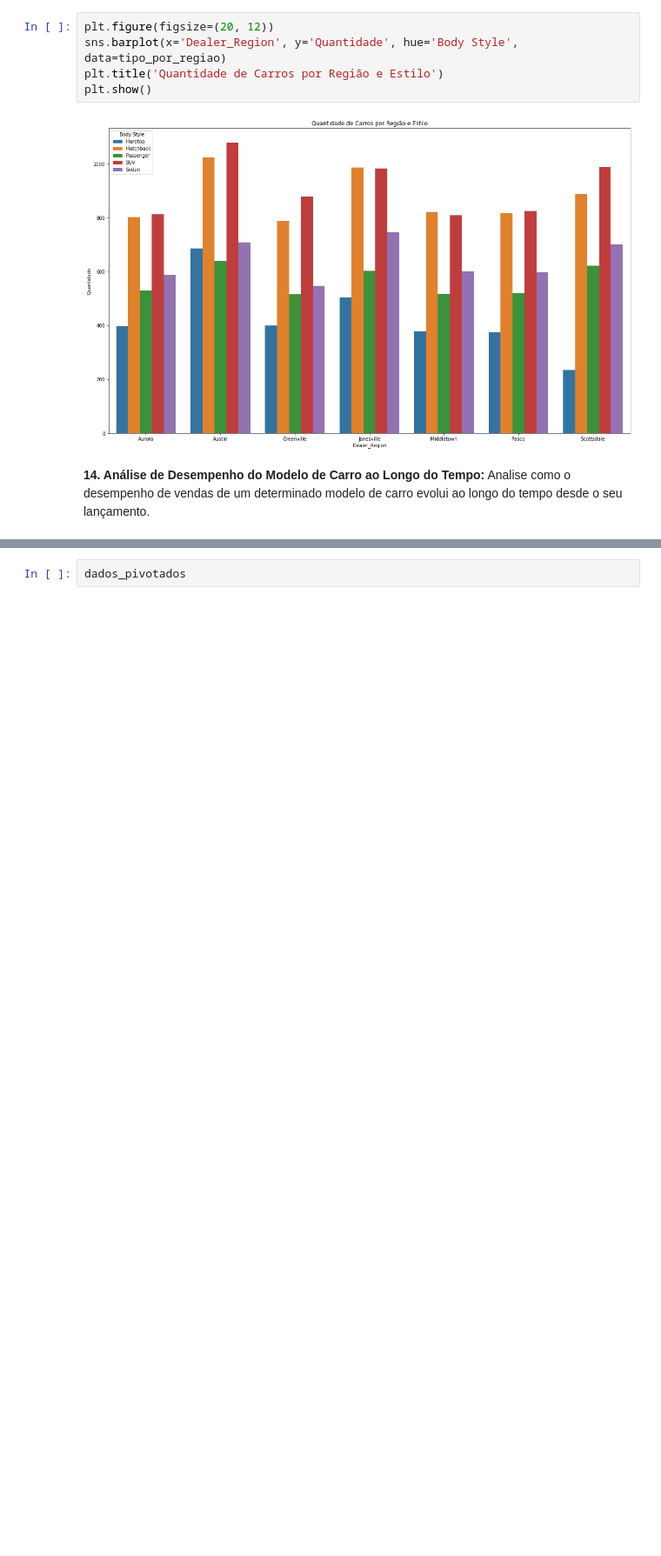
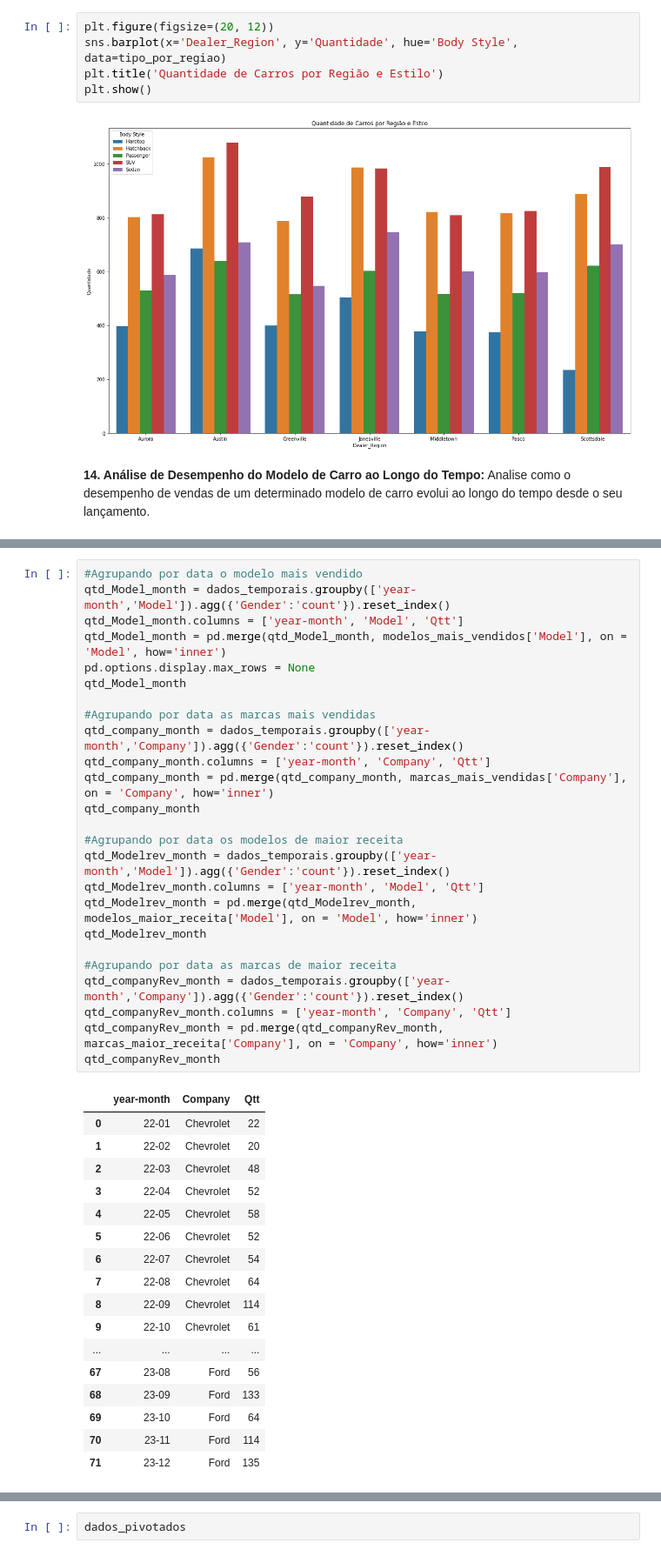
Before and after one commit to GabrielVila/Car-Sales-Report, a Jupyter notebook: projeto_carro.ipynb, the cells around one changed output, grey strips where cells are left out. Shown at 87% size. Drawn from its saved outputs; the diff is of its cells as text; blank space fills up the shorter version.

```diff
--- a/projeto_carro.ipynb
+++ b/projeto_carro.ipynb
@@ -846,0 +882,43 @@ plt.show()
+# %%
+#Agrupando por data o modelo mais vendido
+qtd_Model_month = dados_temporais.groupby(['year-month','Model']).agg({'Gender':'count'}).reset_index()
+qtd_Model_month.columns = ['year-month', 'Model', 'Qtt']
+qtd_Model_month = pd.merge(qtd_Model_month, modelos_mais_vendidos['Model'], on = 'Model', how='inner')
+pd.options.display.max_rows = None
+qtd_Model_month
+
+#Agrupando por data as marcas mais vendidas
+qtd_company_month = dados_temporais.groupby(['year-month','Company']).agg({'Gender':'count'}).reset_index()
+qtd_company_month.columns = ['year-month', 'Company', 'Qtt']
+qtd_company_month = pd.merge(qtd_company_month, marcas_mais_vendidas['Company'], on = 'Company', how='inner')
+qtd_company_month
+
+#Agrupando por data os modelos de maior receita
+qtd_Modelrev_month = dados_temporais.groupby(['year-month','Model']).agg({'Gender':'count'}).reset_index()
+qtd_Modelrev_month.columns = ['year-month', 'Model', 'Qtt']
+qtd_Modelrev_month = pd.merge(qtd_Modelrev_month, modelos_maior_receita['Model'], on = 'Model', how='inner')
+qtd_Modelrev_month
+
+#Agrupando por data as marcas de maior receita
+qtd_companyRev_month = dados_temporais.groupby(['year-month','Company']).agg({'Gender':'count'}).reset_index()
+qtd_companyRev_month.columns = ['year-month', 'Company', 'Qtt']
+qtd_companyRev_month = pd.merge(qtd_companyRev_month, marcas_maior_receita['Company'], on = 'Company', how='inner')
+qtd_companyRev_month
+# %% [output]
+|  | year-month | Company | Qtt |
+| 0 | 22-01 | Chevrolet | 22 |
+| 1 | 22-02 | Chevrolet | 20 |
+| 2 | 22-03 | Chevrolet | 48 |
+| 3 | 22-04 | Chevrolet | 52 |
+| 4 | 22-05 | Chevrolet | 58 |
+| 5 | 22-06 | Chevrolet | 52 |
+| 6 | 22-07 | Chevrolet | 54 |
+| 7 | 22-08 | Chevrolet | 64 |
+| 8 | 22-09 | Chevrolet | 114 |
+| 9 | 22-10 | Chevrolet | 61 |
+| ... | ... | ... | ... |
+| 67 | 23-08 | Ford | 56 |
+| 68 | 23-09 | Ford | 133 |
+| 69 | 23-10 | Ford | 64 |
+| 70 | 23-11 | Ford | 114 |
+| 71 | 23-12 | Ford | 135 |
```
Also changed, not shown: parts of 3 cells of this notebook.
